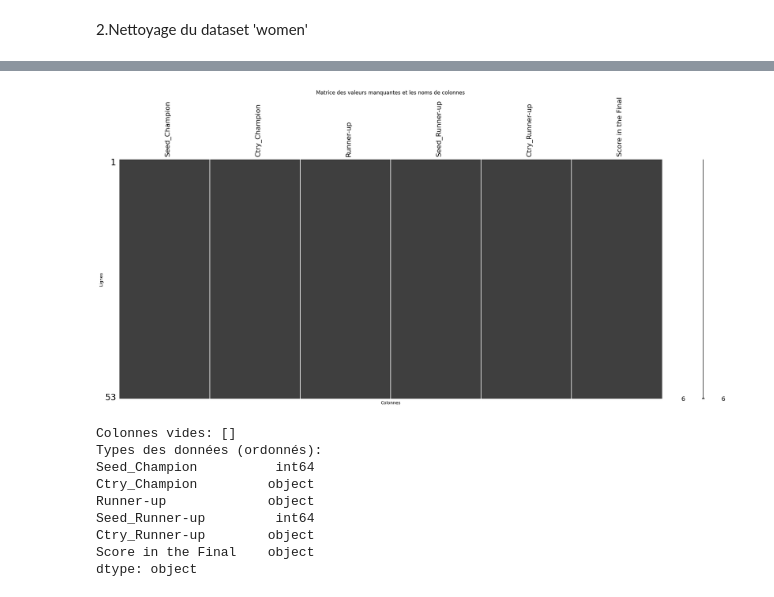
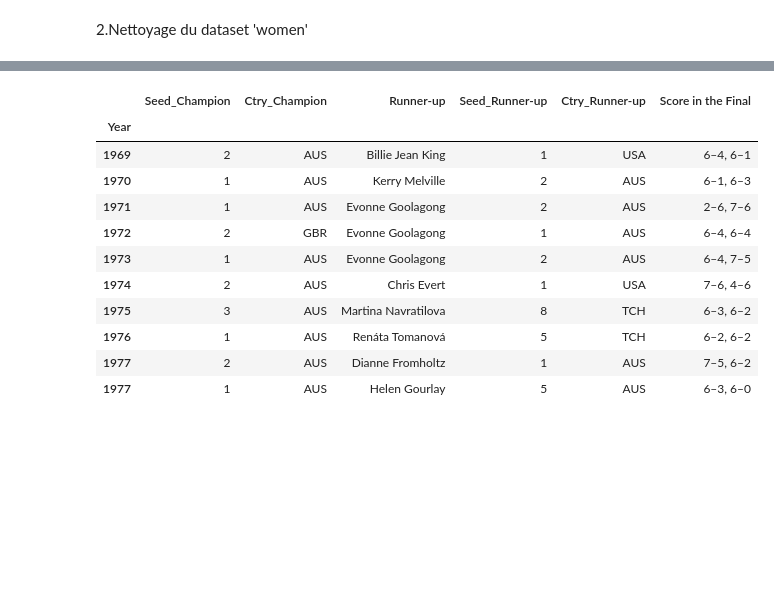
Before and after one commit to S0nia11/Projet_Sp-, a Jupyter notebook: Nettoyage data/Datasets/Matchs/Structure_datasets.ipynb, the cells around one changed output, grey strips where cells are left out. Saved outputs shown, nothing was run; the diff lists cells and outputs as text; code cells hidden in the pictures; blank space fills up the shorter version.

Commit message:
Nettoyage terminé

```diff
--- a/Nettoyage data/Datasets/Matchs/Structure_datasets.ipynb
+++ b/Nettoyage data/Datasets/Matchs/Structure_datasets.ipynb
@@ -102,20 +187,19 @@ def plot_missing_data_profile(df2):
-# %%
-remove_index(df2)
-empty_columns = check_empty_columns(df2)
-plot_missing_data_profile(df2)
-print("Colonnes vides:", empty_columns)
-
-data_types_ordered = df2[df1.columns].dtypes
-print("Types des données (ordonnés):")
-print(data_types_ordered)
-# %% [output]
-[figure, removed]
-Colonnes vides: []
-Types des données (ordonnés):
-Seed_Champion          int64
-Ctry_Champion         object
-Runner-up             object
-Seed_Runner-up         int64
-Ctry_Runner-up        object
-Score in the Final    object
-dtype: object
+# %%
+# Nettoyage de la colonne 'Score in the Final' pour obtenir deux scores
+df2['Score in the Final'] = df2['Score in the Final'].str.split(',').apply(lambda x: ','.join(x[:2]))
+df2['Score in the Final'] = df2['Score in the Final'].str.replace(r'\s*\([^()]*\)', '', regex=True)
+df2['Score in the Final'] = df2['Score in the Final'].str.replace(r'\bretired\b', '', regex=True)
+df2.head(10)
+# %% [output]
+|  | Seed_Champion | Ctry_Champion | Runner-up | Seed_Runner-up | Ctry_Runner-up | Score in the Final |
+| Year |  |  |  |  |  |  |
+| 1969 | 2 | AUS | Billie Jean King | 1 | USA | 6–4, 6–1 |
+| 1970 | 1 | AUS | Kerry Melville | 2 | AUS | 6–1, 6–3 |
+| 1971 | 1 | AUS | Evonne Goolagong | 2 | AUS | 2–6, 7–6 |
+| 1972 | 2 | GBR | Evonne Goolagong | 1 | AUS | 6–4, 6–4 |
+| 1973 | 1 | AUS | Evonne Goolagong | 2 | AUS | 6–4, 7–5 |
+| 1974 | 2 | AUS | Chris Evert | 1 | USA | 7–6, 4–6 |
+| 1975 | 3 | AUS | Martina Navratilova | 8 | TCH | 6–3, 6–2 |
+| 1976 | 1 | AUS | Renáta Tomanová | 5 | TCH | 6–2, 6–2 |
+| 1977 | 2 | AUS | Dianne Fromholtz | 1 | AUS | 7–5, 6–2 |
+| 1977 | 1 | AUS | Helen Gourlay | 5 | AUS | 6–3, 6–0 |
```
Also changed, not shown: parts of 12 cells of this notebook, 5 other files.
